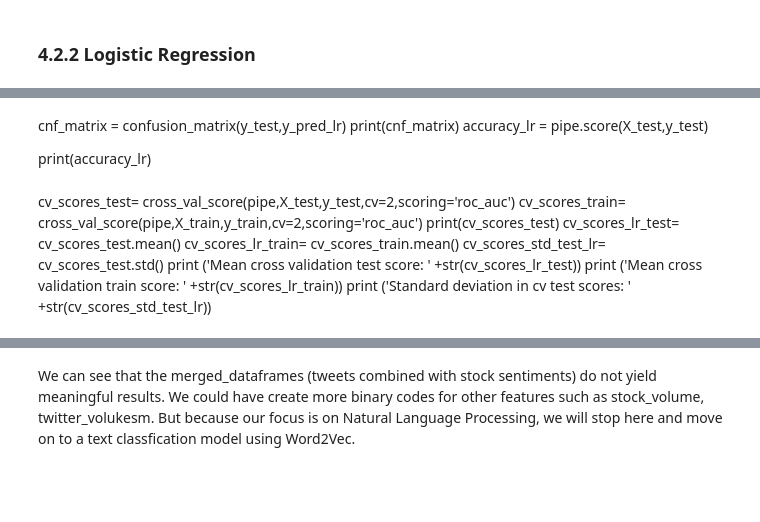
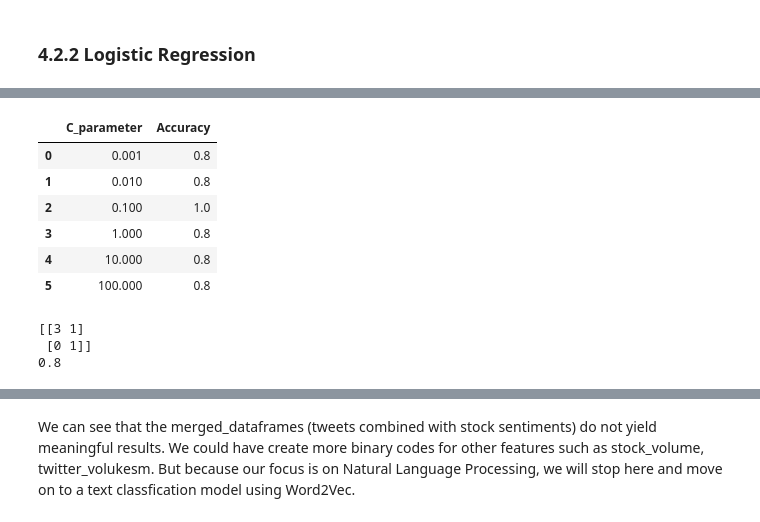
Before and after one commit to parisvu07/Springboard, a Jupyter notebook: Capstone_2_Twitter_Sentiment_Analysis/04_Modeling.ipynb, the cells around one changed output, grey strips where cells are left out. Cells and saved outputs as stored; diff of their text form; code cells hidden in the pictures; blank space fills up the shorter version.

```diff
--- a/Capstone_2_Twitter_Sentiment_Analysis/04_Modeling.ipynb
+++ b/Capstone_2_Twitter_Sentiment_Analysis/04_Modeling.ipynb
@@ -115,0 +117,5 @@ X_train, X_test, y_train, y_test = train_test_split(X, y, test_size=0.2)
+# %%
+#Defining our X and y
+X = merged_dataframes.drop('close_trend', axis=1)
+y = merged_dataframes['close_trend'].values.reshape(-1,1)
+y[:10]
@@ -116,2 +133,5 @@ X_train, X_test, y_train, y_test = train_test_split(X, y, test_size=0.2)
+# %%
+#Splitting data into train and test
+X_train, X_test, y_train, y_test = train_test_split(X, y, test_size=0.2)
 # %% [markdown]
 ### 4.2.2 Logistic Regression
@@ -144,16 +138,44 @@ table
-# %% [markdown]
-cnf_matrix = confusion_matrix(y_test,y_pred_lr)
-print(cnf_matrix)
-accuracy_lr = pipe.score(X_test,y_test)
-
-print(accuracy_lr)
-# %% [markdown]
-cv_scores_test= cross_val_score(pipe,X_test,y_test,cv=2,scoring='roc_auc')
-cv_scores_train= cross_val_score(pipe,X_train,y_train,cv=2,scoring='roc_auc')
-print(cv_scores_test)
-cv_scores_lr_test= cv_scores_test.mean()
-cv_scores_lr_train= cv_scores_train.mean()
-cv_scores_std_test_lr= cv_scores_test.std()
-print ('Mean cross validation test score: ' +str(cv_scores_lr_test))
-print ('Mean cross validation train score: ' +str(cv_scores_lr_train))
-print ('Standard deviation in cv test scores: ' +str(cv_scores_std_test_lr))
+# %%
+#Making pipeline
+C_param_range = [0.001,0.01,0.1,1,10,100]
+
+table = pd.DataFrame(columns = ['C_parameter','Accuracy'])
+table['C_parameter'] = C_param_range
+
+j = 0
+for i in C_param_range:
+
+    # Apply logistic regression model to training data
+    pipe = make_pipeline(
+    StandardScaler(),
+    LogisticRegression(penalty = 'l2', C = i,random_state = 40)
+)
+
+    pipe.fit(X_train, y_train)
+
+    # Predict using model
+    y_pred_lr = pipe.predict(X_test)
+
+    # Saving accuracy score in table
+    table.iloc[j,1] = accuracy_score(y_test,y_pred_lr)
+    j += 1
+
+table
+# %% [output]
+|  | C_parameter | Accuracy |
+| 0 | 0.001 | 0.8 |
+| 1 | 0.010 | 0.8 |
+| 2 | 0.100 | 1.0 |
+| 3 | 1.000 | 0.8 |
+| 4 | 10.000 | 0.8 |
+| 5 | 100.000 | 0.8 |
+# %%
+cnf_matrix = confusion_matrix(y_test,y_pred_lr)
+print(cnf_matrix)
+accuracy_lr = pipe.score(X_test,y_test)
+
+print(accuracy_lr)
+# %% [output]
+[[3 1]
+ [0 1]]
+0.8
```
Also changed, not shown: parts of 31 cells of this notebook, 2 other files.
